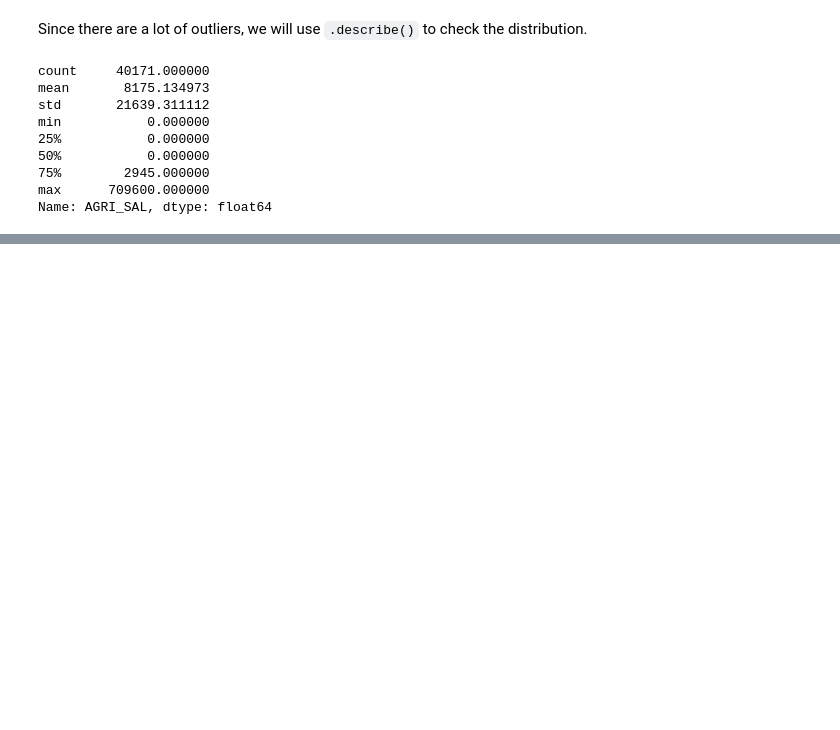
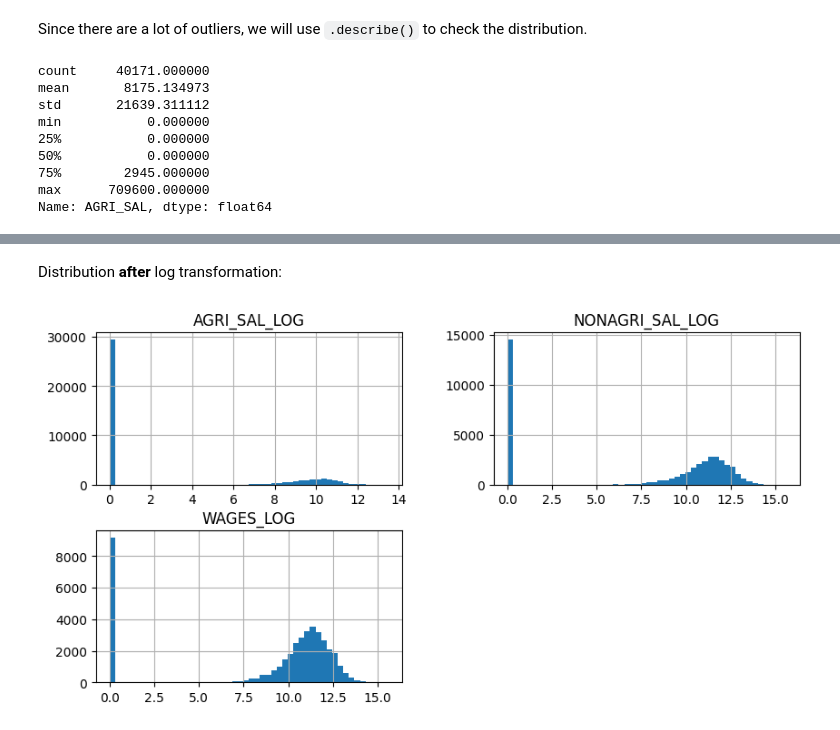
Before and after one commit to weeg16/STINTSY, a Jupyter notebook: main.ipynb, the cells around one changed output, grey strips where cells are left out. Cells and saved outputs as stored; diff of their text form; code cells hidden in the pictures; blank space fills up the shorter version.

```diff
--- a/main.ipynb
+++ b/main.ipynb
@@ -131,0 +161,11 @@ At the same time, the high outlier values are also valid, since these salaries a
+# %%
+fies_df['AGRI_SAL_LOG'] = np.log1p(fies_df['AGRI_SAL'])
+fies_df['NONAGRI_SAL_LOG'] = np.log1p(fies_df['NONAGRI_SAL'])
+fies_df['WAGES_LOG'] = np.log1p(fies_df['WAGES'])
+# %% [markdown]
+Distribution **after** log transformation:
+# %%
+fies_df[['AGRI_SAL_LOG', 'NONAGRI_SAL_LOG', 'WAGES_LOG']].hist(figsize=(10, 5), bins=50)
+plt.show()
+# %% [output]
+[figure, added]
```
Also changed, not shown: parts of 9 cells of this notebook.
